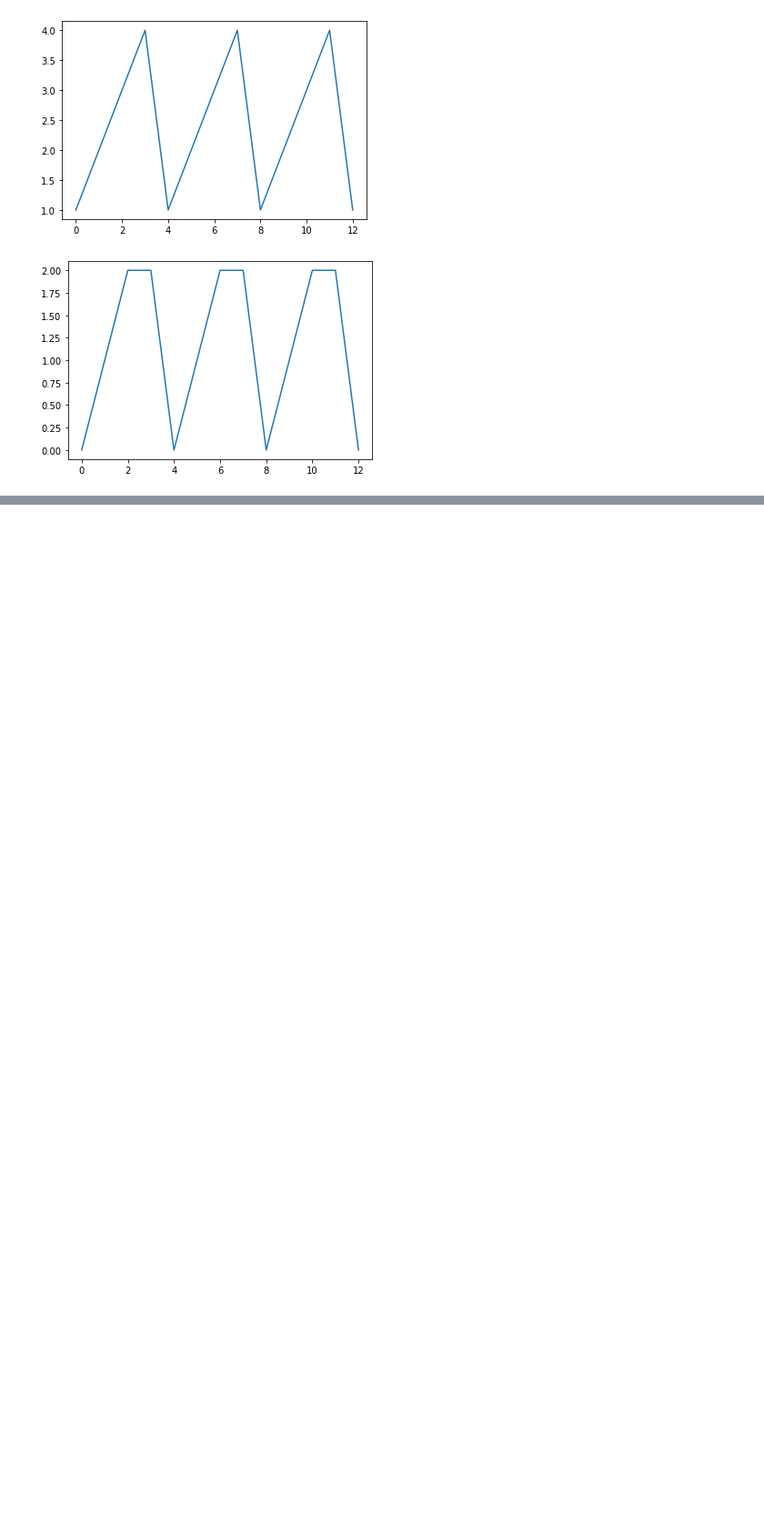
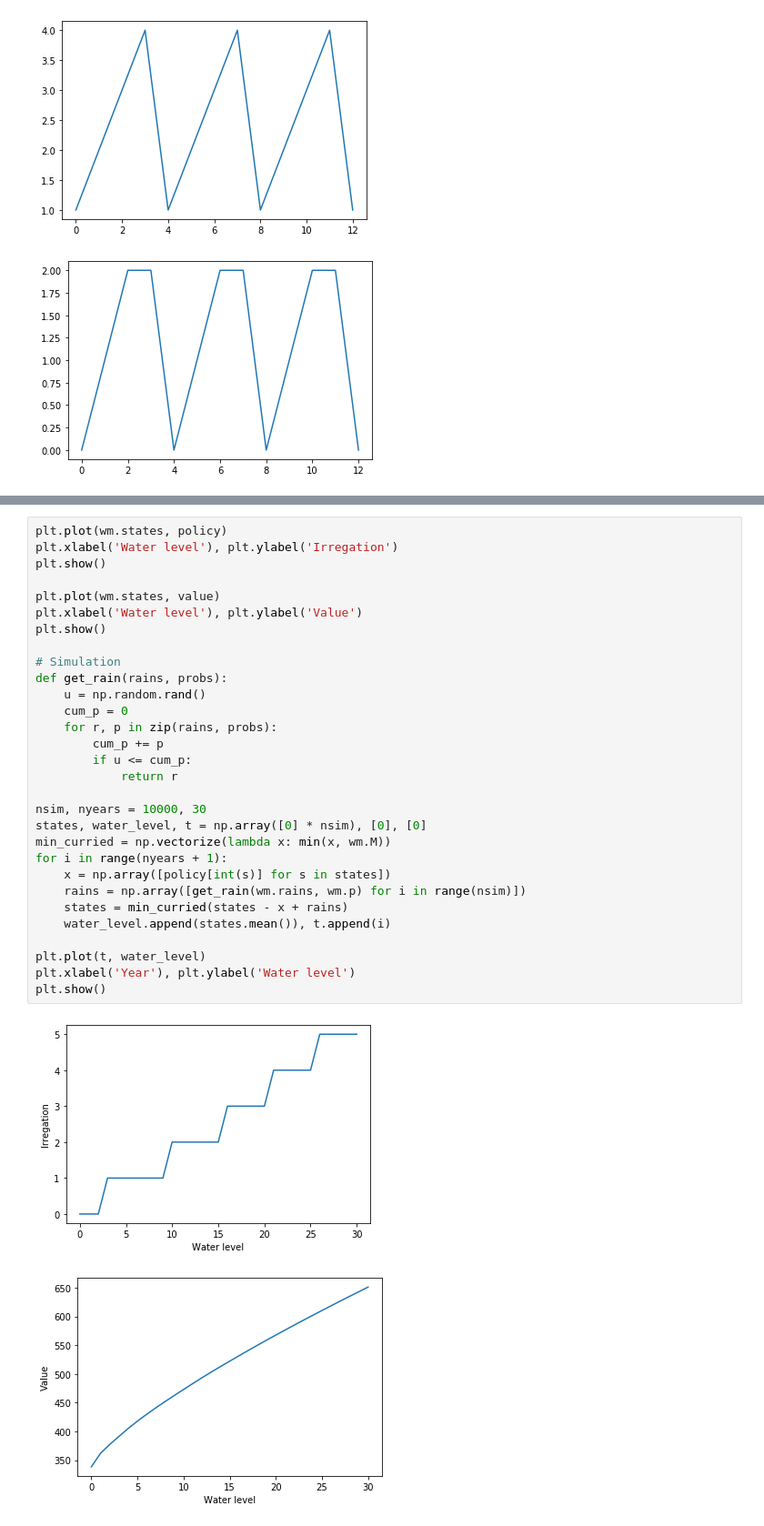
Before and after one commit to Takahiro-Toriyabe/ApplCompEconFinance, a Jupyter notebook: src/example7.ipynb, the cells around one changed output, grey strips where cells are left out. Shown at 91% size. Cells and saved outputs as stored; diff of their text form; blank space fills up the shorter version.

```diff
--- a/src/example7.ipynb
+++ b/src/example7.ipynb
@@ -182,0 +284,33 @@ plt.show()
+# %%
+plt.plot(wm.states, policy)
+plt.xlabel('Water level'), plt.ylabel('Irregation')
+plt.show()
+
+plt.plot(wm.states, value)
+plt.xlabel('Water level'), plt.ylabel('Value')
+plt.show()
+
+# Simulation
+def get_rain(rains, probs):
+    u = np.random.rand()
+    cum_p = 0
+    for r, p in zip(rains, probs):
+        cum_p += p
+        if u <= cum_p:
+            return r
+
+nsim, nyears = 10000, 30
+states, water_level, t = np.array([0] * nsim), [0], [0]
+min_curried = np.vectorize(lambda x: min(x, wm.M))
+for i in range(nyears + 1):
+    x = np.array([policy[int(s)] for s in states])
+    rains = np.array([get_rain(wm.rains, wm.p) for i in range(nsim)])
+    states = min_curried(states - x + rains)
+    water_level.append(states.mean()), t.append(i)
+
+plt.plot(t, water_level)
+plt.xlabel('Year'), plt.ylabel('Water level')
+plt.show()
+# %% [output]
+[figure, added]
+[figure, added]
```
Also changed, not shown: parts of 5 cells of this notebook.
